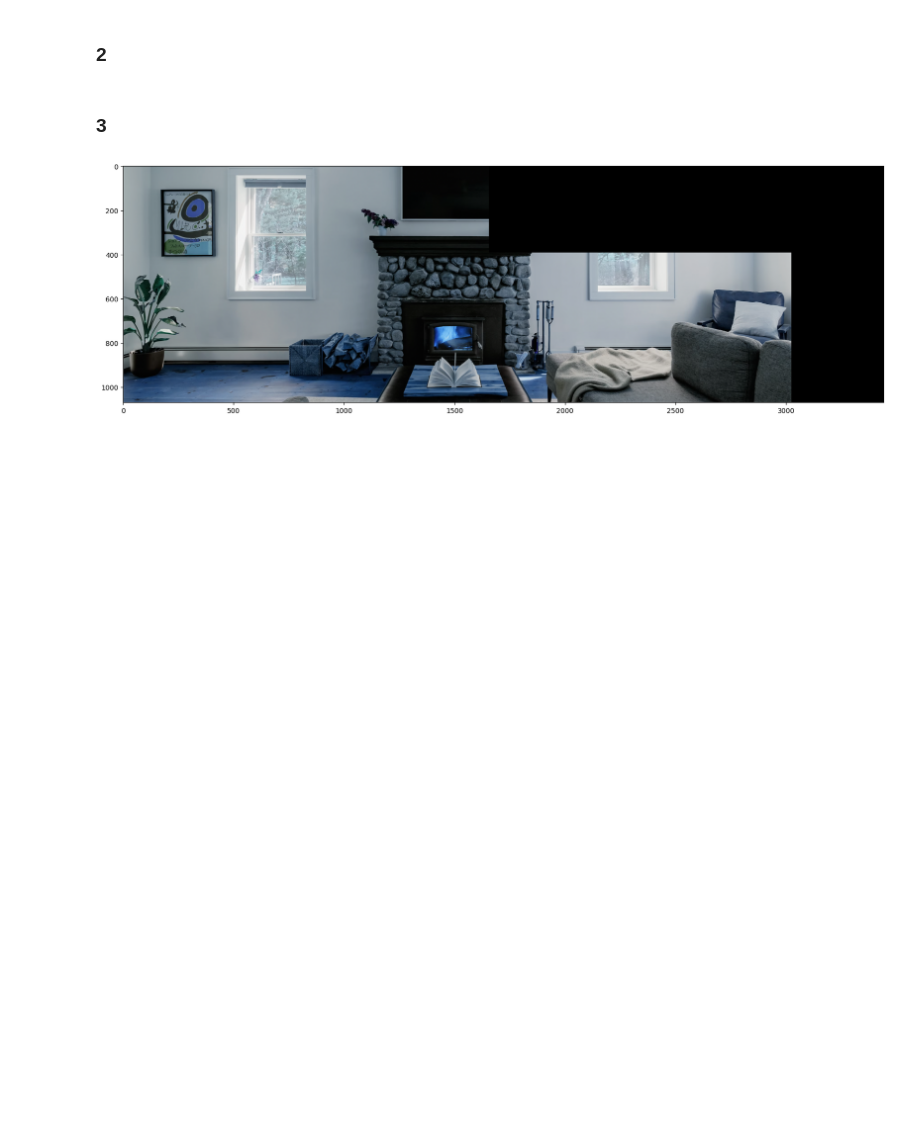
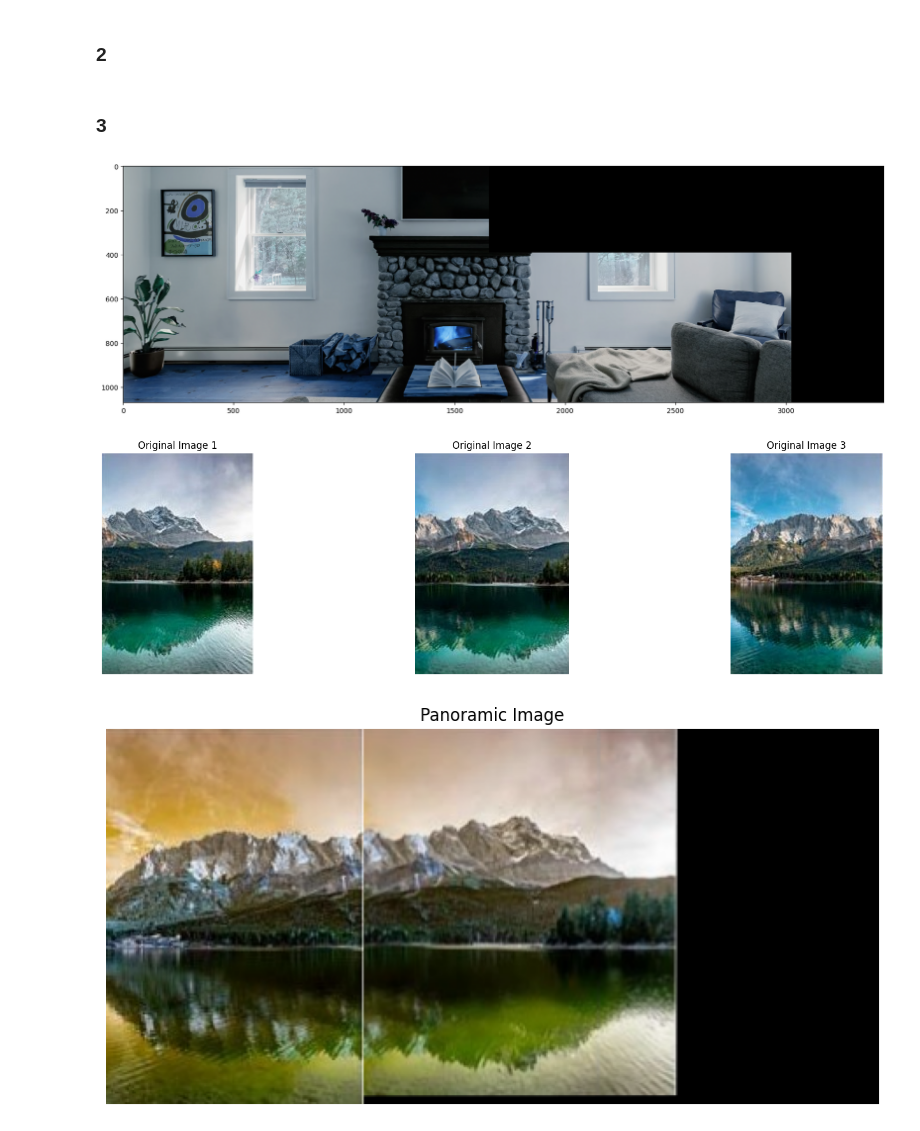
Before and after one commit to guillermoSb/Proyecto03_VC_UVG, a Jupyter notebook: proyecto03_v2.ipynb, the cells around one changed output. Cells and saved outputs as stored; diff of their text form; code cells hidden in the pictures; blank space fills up the shorter version.

Commit message:
Panoramic image of 3

```diff
--- a/proyecto03_v2.ipynb
+++ b/proyecto03_v2.ipynb
@@ -44,4 +44,5 @@ def find_homography(image_1_data, image_2_data):
         H, _ = cv2.findHomography(src_pts, dst_pts, cv2.RANSAC, 5.0)
         return H
 
-    else: print(f"Not enough matches' - {len(good_matches)/MIN_MATCH_COUNT}")
+    else:
+        print(f"Not enough matches - {len(good_matches)/MIN_MATCH_COUNT}")
@@ -66,3 +66,27 @@ plt.imshow(warped_img)
 plt.show()
 # %% [output]
 [figure]
+# %%
+fig, ax = plt.subplots(1, 3, figsize=(20, 5))
+images = []
+for i in range(3):
+    image = cv2.imread(os.path.join(images_dir, input_dir, f'e{i+1}.jpg'))
+    ax[i].imshow(cv2.cvtColor(image, cv2.COLOR_BGR2RGB))
+    ax[i].set_title(f'Original Image {i+1}')
+    ax[i].axis('off')
+    images.append(image)
+
+homography_12 = find_homography(images[0], images[1])
+homography_23 = find_homography(images[1], images[2])
+
+warped_img_12 = warping(images[0], images[1], homography_12)
+final_warped_img = warping(warped_img_12, images[2], np.dot(homography_23, homography_12))
+
+plt.figure(figsize=(10, 5))
+plt.imshow(final_warped_img)
+plt.title('Panoramic Image')
+plt.axis('off')
+plt.show()
+# %% [output]
+[figure, added]
+[figure, added]
```
Also changed, not shown: parts of 2 cells of this notebook, 3 other files.
